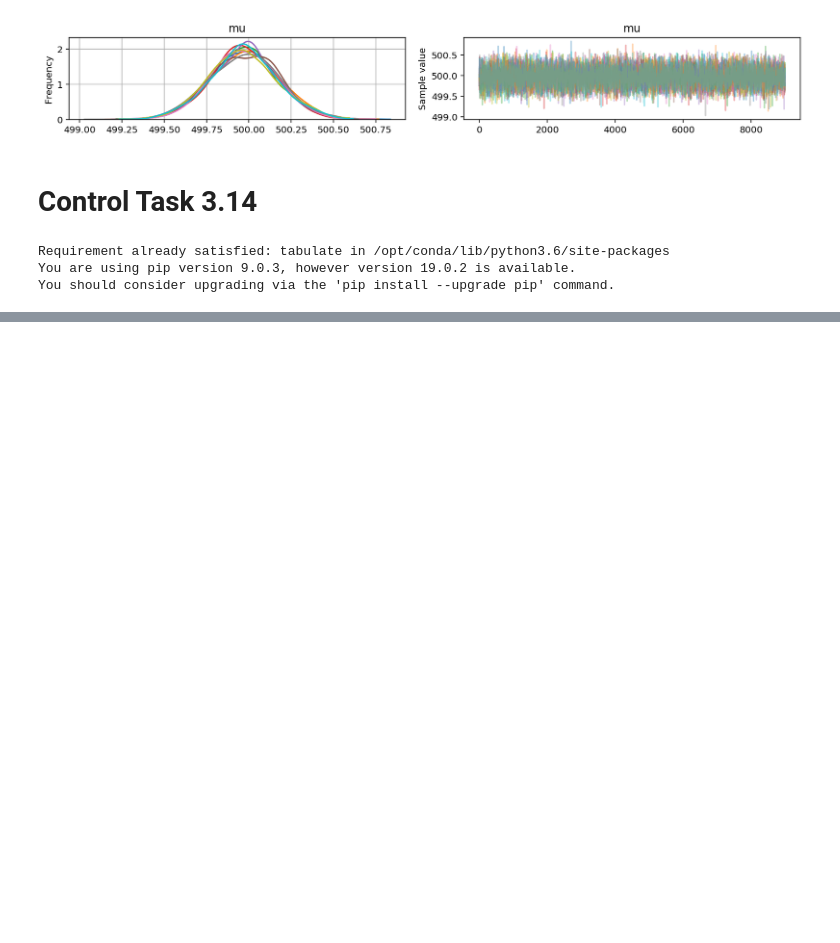
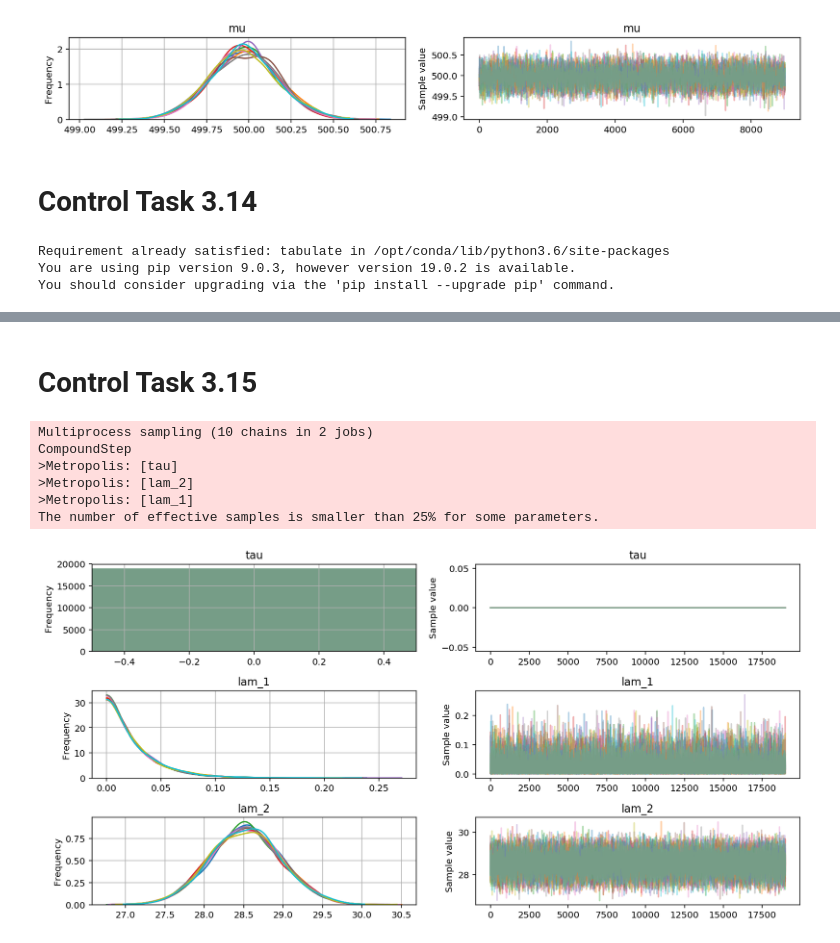
Before and after one commit to jgoerner/advanced-statistics, a Jupyter notebook: statistics/notebooks/Readingguide-3.ipynb, the cells around one changed output, grey strips where cells are left out. Saved outputs shown, nothing was run; the diff lists cells and outputs as text; code cells hidden in the pictures; blank space fills up the shorter version.

Commit message:
Include Control Task 3.15 b and c

```diff
--- a/statistics/notebooks/Readingguide-3.ipynb
+++ b/statistics/notebooks/Readingguide-3.ipynb
@@ -438,0 +437,46 @@ The number of effective samples is smaller than 10% for some parameters.
+# %% [markdown]
+# Control Task 3.15
+# %%
+# %load src/3-15-b-inference.py
+# Import
+import matplotlib.pyplot as plt
+import pandas as pd
+import pymc3 as pm
+from scipy.stats import poisson
+import seaborn as sns
+
+# Config
+os.chdir("/home/jovyan/work")
+%config InlineBackend.figure_format = 'retina'
+%matplotlib inline
+plt.rcParams["figure.figsize"] = (12, 3)
+
+# Preparation
+N = 100
+true_lams = [20, 50]
+true_tau = 30
+data = np.hstack([
+    poisson(true_lams[0]).rvs(true_tau),
+    poisson(true_lams[1]).rvs(N - true_tau),
+])
+
+# Modeling
+with pm.Model() as model:
+    lam_1 = pm.Exponential("lam_1", data.mean())
+    lam_2 = pm.Exponential("lam_2", data.mean())
+    tau = pm.DiscreteUniform("tau", lower=0, upper=N-1)
+    idx = np.arange(N)
+    lam = pm.math.switch(tau > idx, lam_1, lam_2)
+    female = pm.Poisson("target", lam, observed=data)
+    step = pm.Metropolis()
+    trace = pm.sample(20000, tune=5000, step=step, chains=10)
+    pm.traceplot(trace[1000:], grid=True)
+plt.savefig("./results/3-15-a-inference.png")
+# %% [output]
+Multiprocess sampling (10 chains in 2 jobs)
+CompoundStep
+>Metropolis: [tau]
+>Metropolis: [lam_2]
+>Metropolis: [lam_1]
+The number of effective samples is smaller than 25% for some parameters.
+[figure, added]
```
Also changed, not shown: parts of 3 cells of this notebook, 5 other files.
